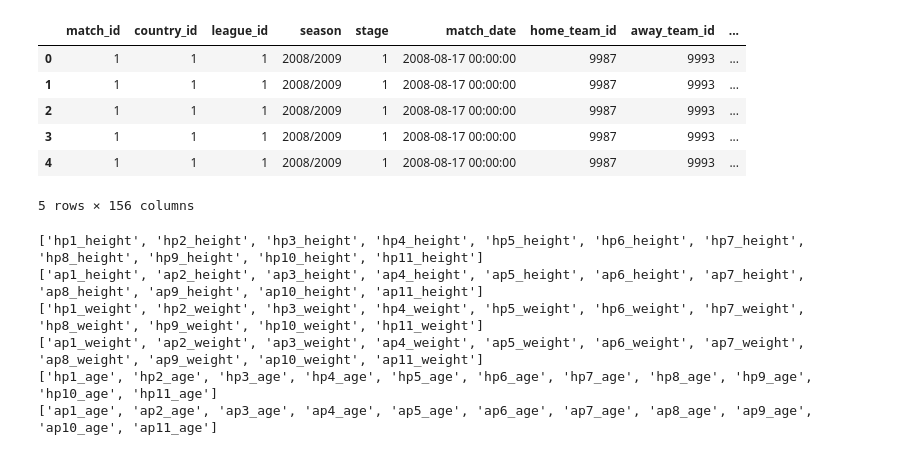
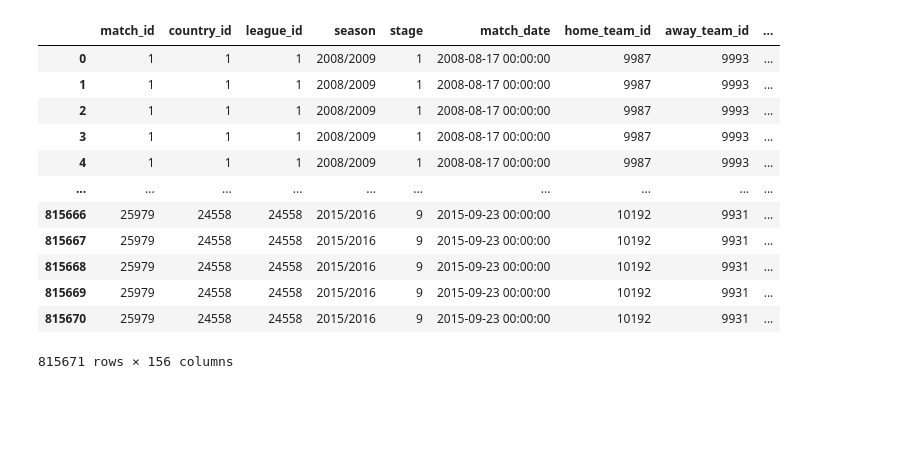
Before and after one commit to mirjanaa/Predicting-the-outcome-of-Soccer-Matches-using-Machine-Learning, a Jupyter notebook: data_processing.ipynb, the cells around one changed output. Saved outputs shown, nothing was run; the diff lists cells and outputs as text; code cells hidden in the pictures; blank space fills up the shorter version.

Commit message:
finished with basic player aggregation

```diff
--- a/data_processing.ipynb
+++ b/data_processing.ipynb
@@ -224,15 +224,21 @@ def base_player_data():
   return df_soccer_data
 # %%
 df_soccer = base_player_data()
-df_soccer.head()
+df_soccer
 # %% [output]
 |  | match_id | country_id | league_id | season | stage | match_date | home_team_id | away_team_id | ... |
 | 0 | 1 | 1 | 1 | 2008/2009 | 1 | 2008-08-17 00:00:00 | 9987 | 9993 | ... |
 | 1 | 1 | 1 | 1 | 2008/2009 | 1 | 2008-08-17 00:00:00 | 9987 | 9993 | ... |
 | 2 | 1 | 1 | 1 | 2008/2009 | 1 | 2008-08-17 00:00:00 | 9987 | 9993 | ... |
 | 3 | 1 | 1 | 1 | 2008/2009 | 1 | 2008-08-17 00:00:00 | 9987 | 9993 | ... |
 | 4 | 1 | 1 | 1 | 2008/2009 | 1 | 2008-08-17 00:00:00 | 9987 | 9993 | ... |
+| ... | ... | ... | ... | ... | ... | ... | ... | ... | ... |
+| 815666 | 25979 | 24558 | 24558 | 2015/2016 | 9 | 2015-09-23 00:00:00 | 10192 | 9931 | ... |
+| 815667 | 25979 | 24558 | 24558 | 2015/2016 | 9 | 2015-09-23 00:00:00 | 10192 | 9931 | ... |
+| 815668 | 25979 | 24558 | 24558 | 2015/2016 | 9 | 2015-09-23 00:00:00 | 10192 | 9931 | ... |
+| 815669 | 25979 | 24558 | 24558 | 2015/2016 | 9 | 2015-09-23 00:00:00 | 10192 | 9931 | ... |
+| 815670 | 25979 | 24558 | 24558 | 2015/2016 | 9 | 2015-09-23 00:00:00 | 10192 | 9931 | ... |
-5 rows × 156 columns
+815671 rows × 156 columns
 # %%
 def player_agg(df):
     height_home = list(df.columns)[90:101]
@@ -279,9 +287,2 @@ def player_agg(df):
 # %%
-df_player = player_agg(df_soccer)
+df_soccer=  player_agg(df_soccer)
-# %% [output]
-['hp1_height', 'hp2_height', 'hp3_height', 'hp4_height', 'hp5_height', 'hp6_height', 'hp7_height', 'hp8_height', 'hp9_height', 'hp10_height', 'hp11_height']
-['ap1_height', 'ap2_height', 'ap3_height', 'ap4_height', 'ap5_height', 'ap6_height', 'ap7_height', 'ap8_height', 'ap9_height', 'ap10_height', 'ap11_height']
-['hp1_weight', 'hp2_weight', 'hp3_weight', 'hp4_weight', 'hp5_weight', 'hp6_weight', 'hp7_weight', 'hp8_weight', 'hp9_weight', 'hp10_weight', 'hp11_weight']
-['ap1_weight', 'ap2_weight', 'ap3_weight', 'ap4_weight', 'ap5_weight', 'ap6_weight', 'ap7_weight', 'ap8_weight', 'ap9_weight', 'ap10_weight', 'ap11_weight']
-['hp1_age', 'hp2_age', 'hp3_age', 'hp4_age', 'hp5_age', 'hp6_age', 'hp7_age', 'hp8_age', 'hp9_age', 'hp10_age', 'hp11_age']
-['ap1_age', 'ap2_age', 'ap3_age', 'ap4_age', 'ap5_age', 'ap6_age', 'ap7_age', 'ap8_age', 'ap9_age', 'ap10_age', 'ap11_age']
```
Also changed, not shown: parts of 3 cells of this notebook.
